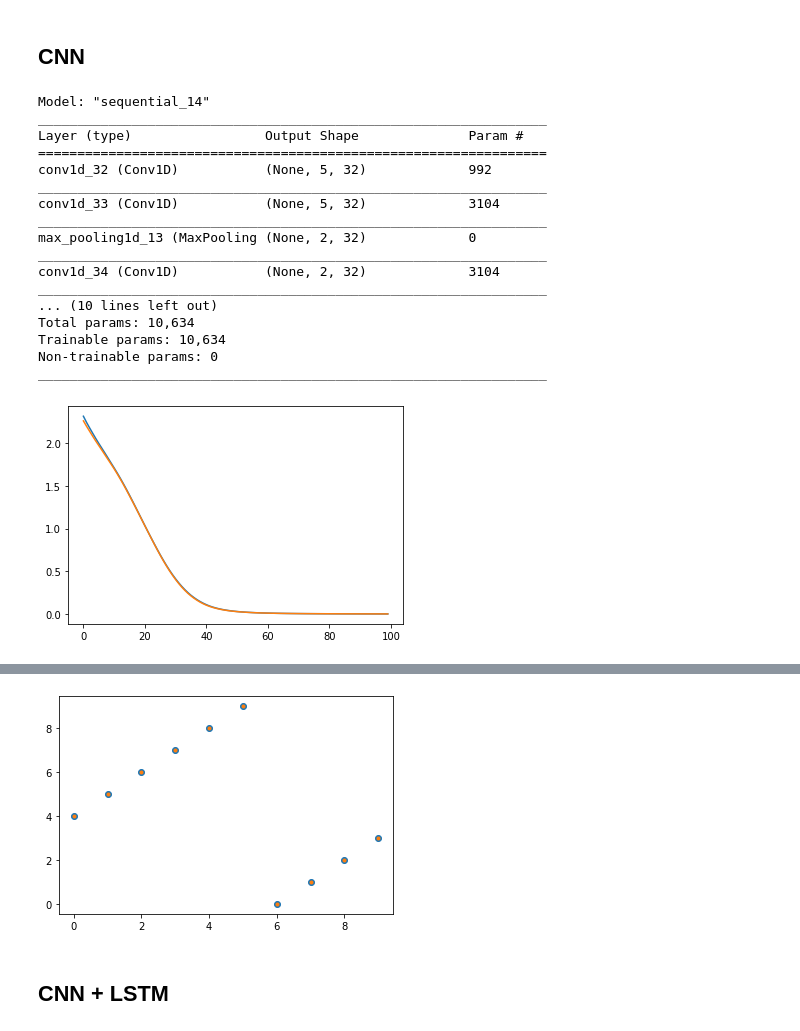
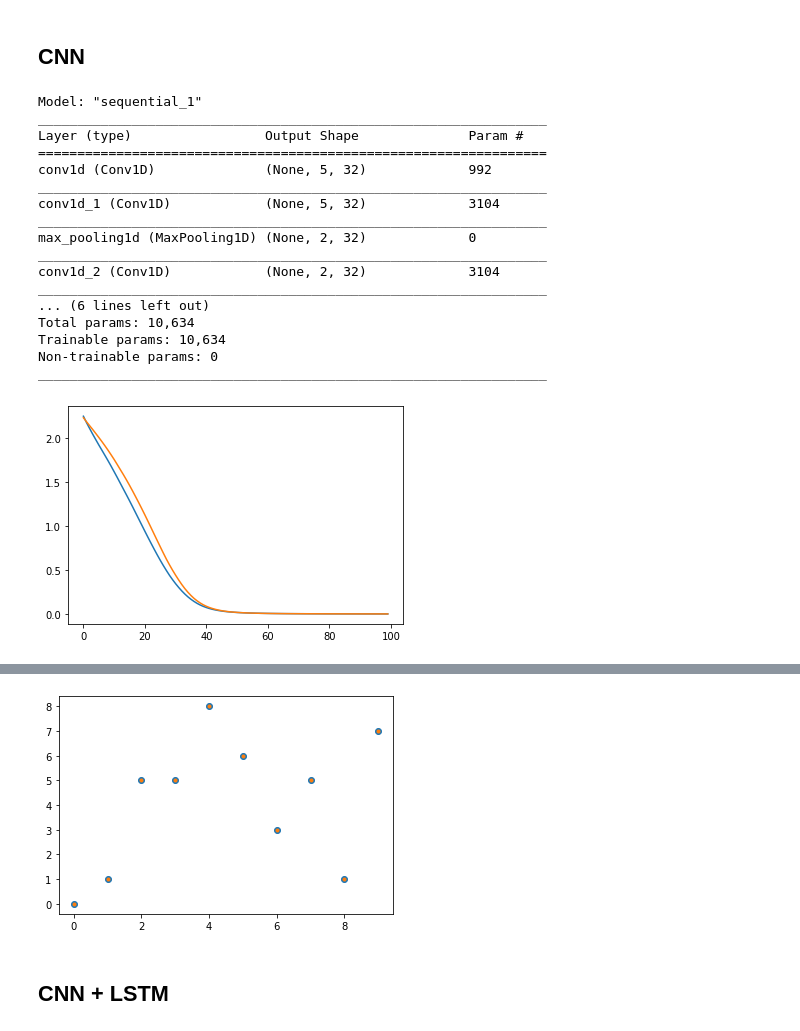
Before and after one commit to dhrim/cau_2021, a Jupyter notebook: material/deep_learning/template_text_sequence_data_prediction.ipynb, the cells around one changed output, grey strips where cells are left out. Saved outputs shown, nothing was run; the diff lists cells and outputs as text; code cells hidden in the pictures.

```diff
--- a/material/deep_learning/template_text_sequence_data_prediction.ipynb
+++ b/material/deep_learning/template_text_sequence_data_prediction.ipynb
@@ -169,6 +173,12 @@ for i, sentence in enumerate(raw_y):
 print(x.shape)
 print(y.shape)
 
+shuffled_index = np.arange(len(x))
+np.random.shuffle(shuffled_index)
+x = x[shuffled_index]
+y = y[shuffled_index]
+
+
 split_at = int(len(x)*0.9)
 (train_x, test_x) = x[:split_at], x[split_at:]
 (train_y, test_y) = y[:split_at], y[split_at:]
@@ -541,8 +552,6 @@ model.add(MaxPooling1D())
 model.add(Conv1D(32, 3, padding="same"))
 model.add(Conv1D(32, 3, padding="same"))
 model.add(MaxPooling1D())
-model.add(Reshape((32,)))
-model.add(RepeatVector(1))
 model.add(Dense(CATEGORY_NUM, activation="softmax"))
 model.compile(loss="categorical_crossentropy", optimizer="adam", metrics=["accuracy"])
 model.summary()
@@ -570,21 +579,21 @@ plt.plot(test_y_index, "o")
 plt.plot(predicted, ".")
 plt.show()
 # %% [output]
-Model: "sequential_14"
+Model: "sequential_1"
 _________________________________________________________________
 Layer (type)                 Output Shape              Param #
 =================================================================
-conv1d_32 (Conv1D)           (None, 5, 32)             992
+conv1d (Conv1D)              (None, 5, 32)             992
 _________________________________________________________________
-conv1d_33 (Conv1D)           (None, 5, 32)             3104
+conv1d_1 (Conv1D)            (None, 5, 32)             3104
 _________________________________________________________________
-max_pooling1d_13 (MaxPooling (None, 2, 32)             0
+max_pooling1d (MaxPooling1D) (None, 2, 32)             0
 _________________________________________________________________
-conv1d_34 (Conv1D)           (None, 2, 32)             3104
+conv1d_2 (Conv1D)            (None, 2, 32)             3104
 _________________________________________________________________
-... (10 lines left out)
+... (6 lines left out)
 Total params: 10,634
 Trainable params: 10,634
 Non-trainable params: 0
 _________________________________________________________________
-[figure, old version]
+[figure, new version]
@@ -593,5 +602,5 @@ loss= 0.0033025406301021576
 acc= 1.0
-[figure, old version]
+[figure, new version]
 # %% [markdown]
 ## CNN + LSTM
 # %%
```
Also changed, not shown: parts of 6 cells of this notebook, 1 other file.
